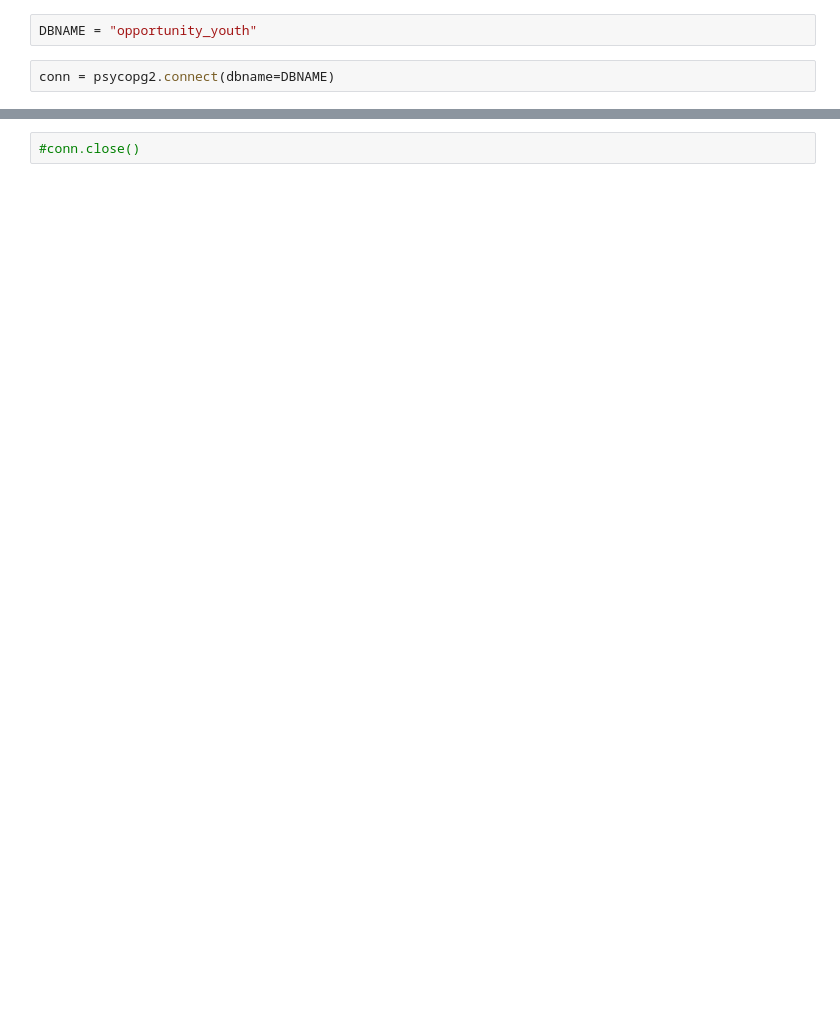
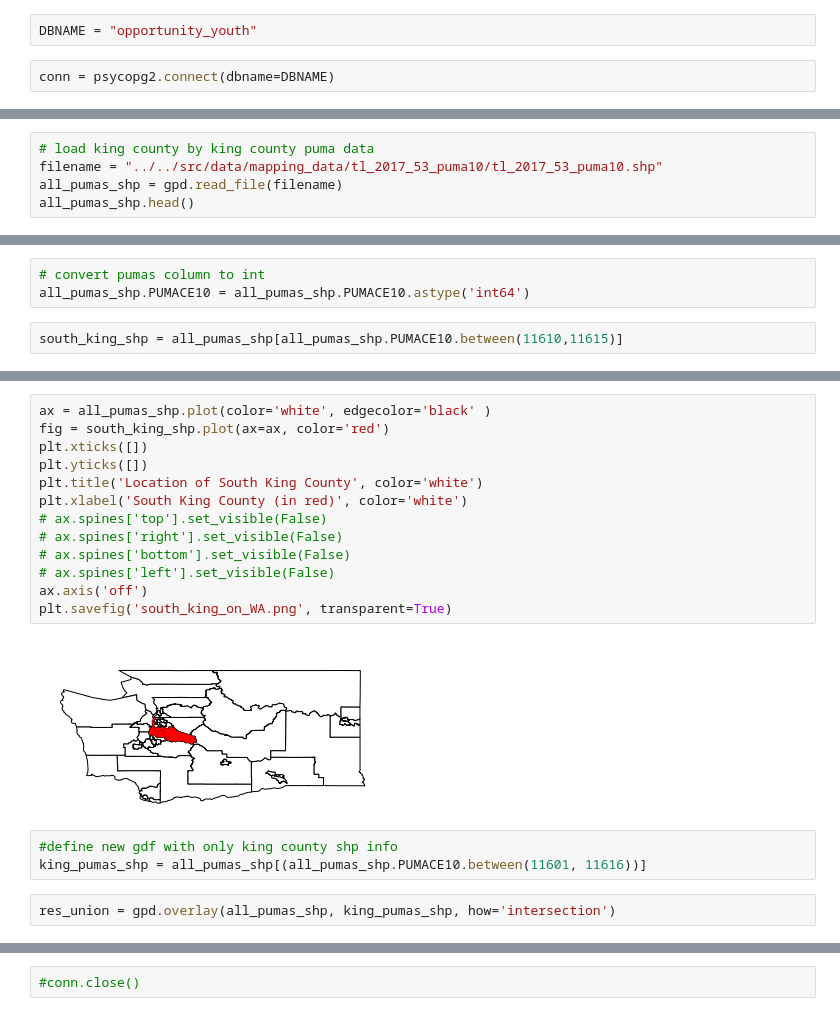
Before and after one commit to JJHick95/phase-1-project-west-ds-082420, a Jupyter notebook: notebooks/exploratory/mapping.ipynb, the cells around one changed output, grey strips where cells are left out. Cells and saved outputs as stored; diff of their text form; blank space fills up the shorter version.

Commit message:
Main mapping notebook updated, run notebook for images

```diff
--- a/notebooks/exploratory/mapping.ipynb
+++ b/notebooks/exploratory/mapping.ipynb
@@ -168,0 +91,5 @@ gdf.plot(ax=ax, color='red')
+# %%
+# load king county by king county puma data
+filename = "../../src/data/mapping_data/tl_2017_53_puma10/tl_2017_53_puma10.shp"
+all_pumas_shp = gpd.read_file(filename)
+all_pumas_shp.head()
@@ -168,0 +103,5 @@ gdf.plot(ax=ax, color='red')
+# %%
+# convert pumas column to int
+all_pumas_shp.PUMACE10 = all_pumas_shp.PUMACE10.astype('int64')
+# %%
+south_king_shp = all_pumas_shp[all_pumas_shp.PUMACE10.between(11610,11615)]
@@ -168,0 +118,20 @@ gdf.plot(ax=ax, color='red')
+# %%
+ax = all_pumas_shp.plot(color='white', edgecolor='black' )
+fig = south_king_shp.plot(ax=ax, color='red')
+plt.xticks([])
+plt.yticks([])
+plt.title('Location of South King County', color='white')
+plt.xlabel('South King County (in red)', color='white')
+# ax.spines['top'].set_visible(False)
+# ax.spines['right'].set_visible(False)
+# ax.spines['bottom'].set_visible(False)
+# ax.spines['left'].set_visible(False)
+ax.axis('off')
+plt.savefig('south_king_on_WA.png', transparent=True)
+# %% [output]
+[figure, added]
+# %%
+#define new gdf with only king county shp info
+king_pumas_shp = all_pumas_shp[(all_pumas_shp.PUMACE10.between(11601, 11616))]
+# %%
+res_union = gpd.overlay(all_pumas_shp, king_pumas_shp, how='intersection')
```
Also changed, not shown: parts of 46 cells of this notebook.
